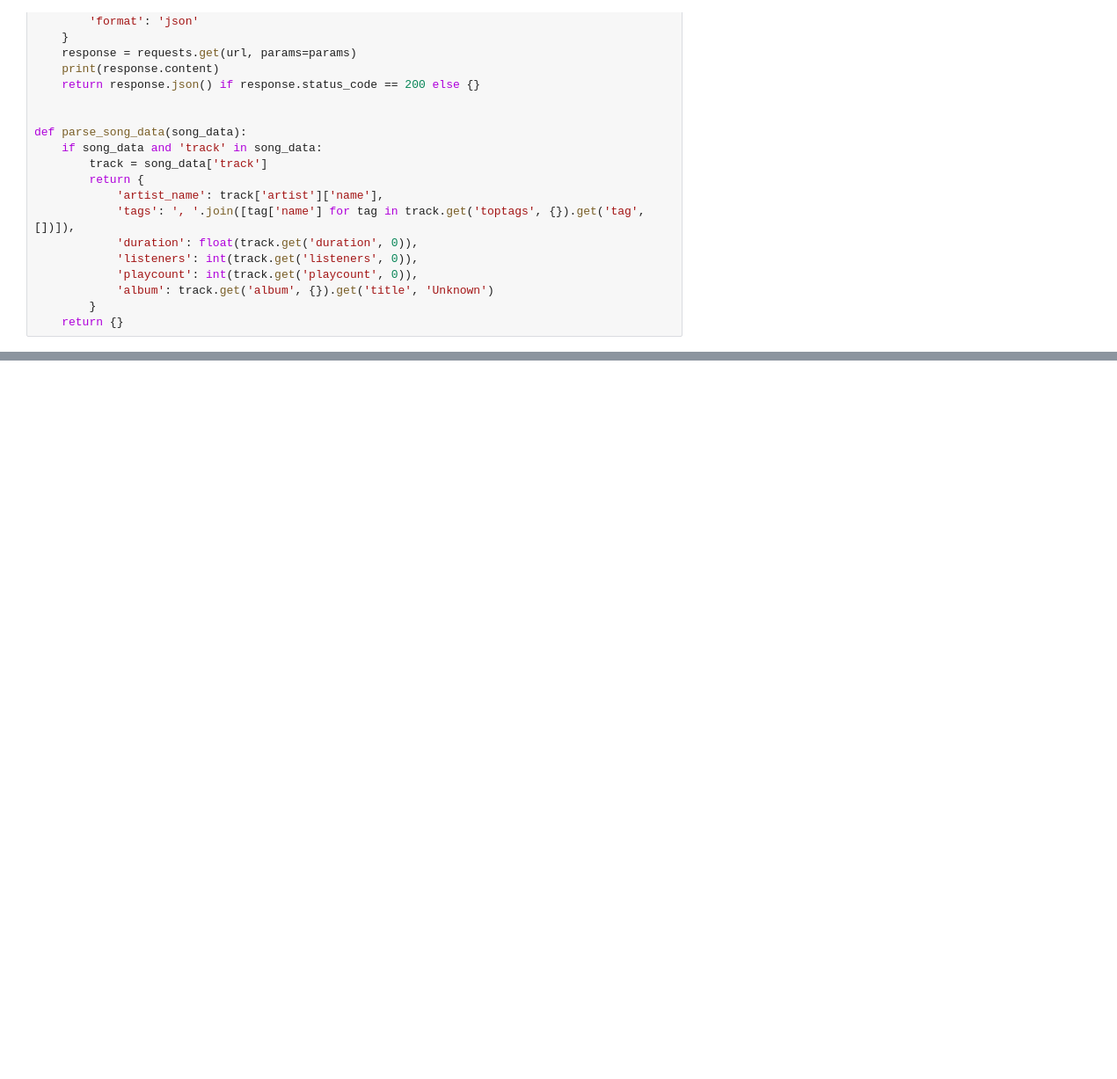
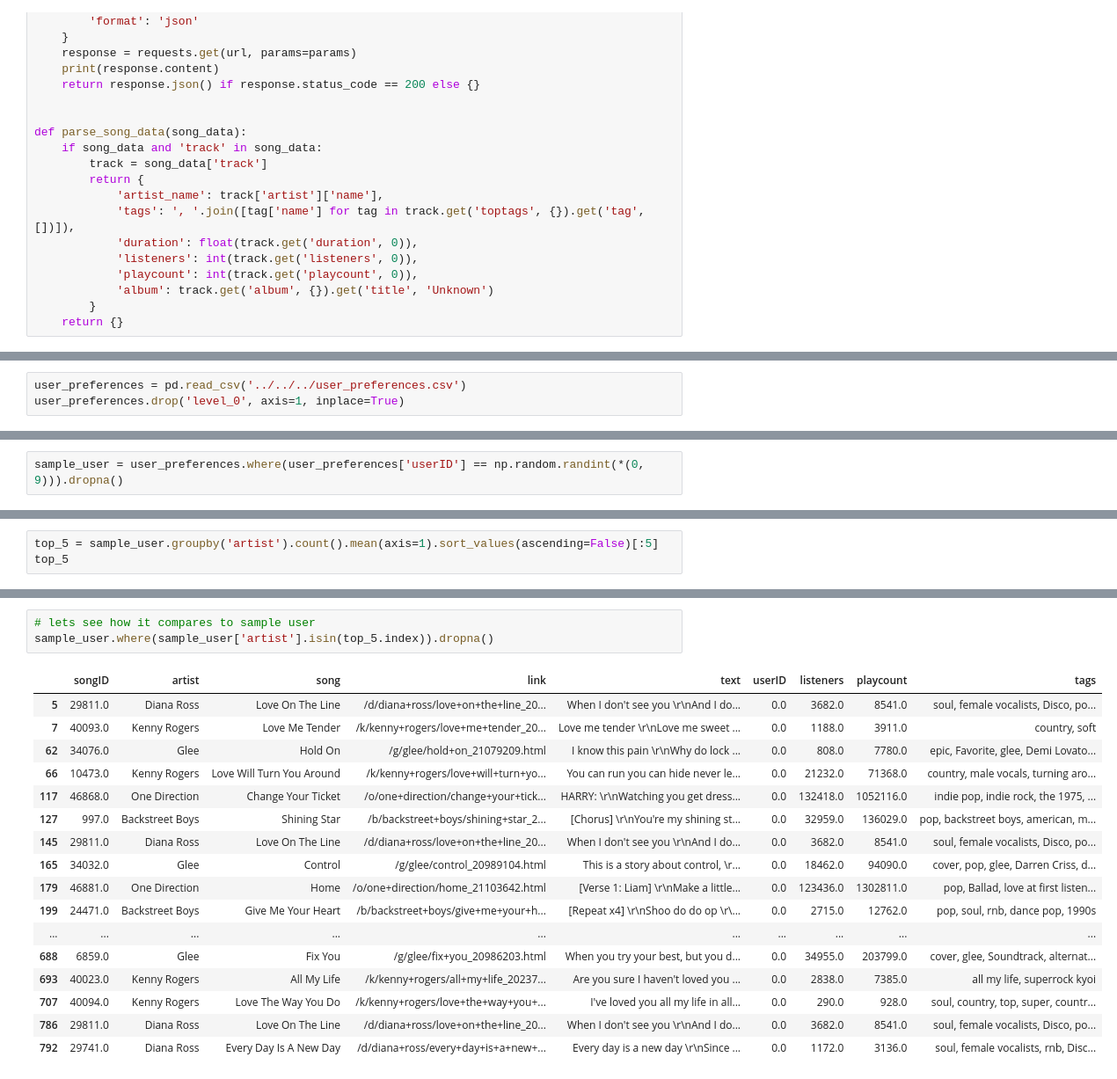
Before and after one commit to Bryan-Az/Neurobytes, a Jupyter notebook: mlops/notebooks/model_training.ipynb, the cells around one changed output, grey strips where cells are left out. Shown at 88% size. Cells and saved outputs as stored; diff of their text form; blank space fills up the shorter version.

Commit message:
added user recs in notebook

```diff
--- a/mlops/notebooks/model_training.ipynb
+++ b/mlops/notebooks/model_training.ipynb
@@ -401,0 +462,3 @@ Song not found or tags not available.
+# %%
+user_preferences = pd.read_csv('../../../user_preferences.csv')
+user_preferences.drop('level_0', axis=1, inplace=True)
@@ -401,0 +474,2 @@ Song not found or tags not available.
+# %%
+sample_user = user_preferences.where(user_preferences['userID'] == np.random.randint(*(0, 9))).dropna()
@@ -401,0 +478,3 @@ Song not found or tags not available.
+# %%
+top_5 = sample_user.groupby('artist').count().mean(axis=1).sort_values(ascending=False)[:5]
+top_5
@@ -401,0 +509,21 @@ Song not found or tags not available.
+# %%
+# lets see how it compares to sample user
+sample_user.where(sample_user['artist'].isin(top_5.index)).dropna()
+# %% [output]
+|  | songID | artist | song | link | text | userID | listeners | playcount | tags |
+| 5 | 29811.0 | Diana Ross | Love On The Line | /d/diana+ross/love+on+the+line_20... | When I don't see you \r\nAnd I do... | 0.0 | 3682.0 | 8541.0 | soul, female vocalists, Disco, po... |
+| 7 | 40093.0 | Kenny Rogers | Love Me Tender | /k/kenny+rogers/love+me+tender_20... | Love me tender \r\nLove me sweet ... | 0.0 | 1188.0 | 3911.0 | country, soft |
+| 62 | 34076.0 | Glee | Hold On | /g/glee/hold+on_21079209.html | I know this pain \r\nWhy do lock ... | 0.0 | 808.0 | 7780.0 | epic, Favorite, glee, Demi Lovato... |
+| 66 | 10473.0 | Kenny Rogers | Love Will Turn You Around | /k/kenny+rogers/love+will+turn+yo... | You can run you can hide never le... | 0.0 | 21232.0 | 71368.0 | country, male vocals, turning aro... |
+| 117 | 46868.0 | One Direction | Change Your Ticket | /o/one+direction/change+your+tick... | HARRY: \r\nWatching you get dress... | 0.0 | 132418.0 | 1052116.0 | indie pop, indie rock, the 1975, ... |
+| 127 | 997.0 | Backstreet Boys | Shining Star | /b/backstreet+boys/shining+star_2... | [Chorus] \r\nYou're my shining st... | 0.0 | 32959.0 | 136029.0 | pop, backstreet boys, american, m... |
+| 145 | 29811.0 | Diana Ross | Love On The Line | /d/diana+ross/love+on+the+line_20... | When I don't see you \r\nAnd I do... | 0.0 | 3682.0 | 8541.0 | soul, female vocalists, Disco, po... |
+| 165 | 34032.0 | Glee | Control | /g/glee/control_20989104.html | This is a story about control, \r... | 0.0 | 18462.0 | 94090.0 | cover, pop, glee, Darren Criss, d... |
+| 179 | 46881.0 | One Direction | Home | /o/one+direction/home_21103642.html | [Verse 1: Liam] \r\nMake a little... | 0.0 | 123436.0 | 1302811.0 | pop, Ballad, love at first listen... |
+| 199 | 24471.0 | Backstreet Boys | Give Me Your Heart | /b/backstreet+boys/give+me+your+h... | [Repeat x4] \r\nShoo do do op \r\... | 0.0 | 2715.0 | 12762.0 | pop, soul, rnb, dance pop, 1990s |
+| ... | ... | ... | ... | ... | ... | ... | ... | ... | ... |
+| 688 | 6859.0 | Glee | Fix You | /g/glee/fix+you_20986203.html | When you try your best, but you d... | 0.0 | 34955.0 | 203799.0 | cover, glee, Soundtrack, alternat... |
+| 693 | 40023.0 | Kenny Rogers | All My Life | /k/kenny+rogers/all+my+life_20237... | Are you sure I haven't loved you ... | 0.0 | 2838.0 | 7385.0 | all my life, superrock kyoi |
+| 707 | 40094.0 | Kenny Rogers | Love The Way You Do | /k/kenny+rogers/love+the+way+you+... | I've loved you all my life in all... | 0.0 | 290.0 | 928.0 | soul, country, top, super, countr... |
+| 786 | 29811.0 | Diana Ross | Love On The Line | /d/diana+ross/love+on+the+line_20... | When I don't see you \r\nAnd I do... | 0.0 | 3682.0 | 8541.0 | soul, female vocalists, Disco, po... |
+| 792 | 29741.0 | Diana Ross | Every Day Is A New Day | /d/diana+ross/every+day+is+a+new+... | Every day is a new day \r\nSince ... | 0.0 | 1172.0 | 3136.0 | soul, female vocalists, rnb, Disc... |
```
Also changed, not shown: parts of 22 cells of this notebook, 1 other file.
